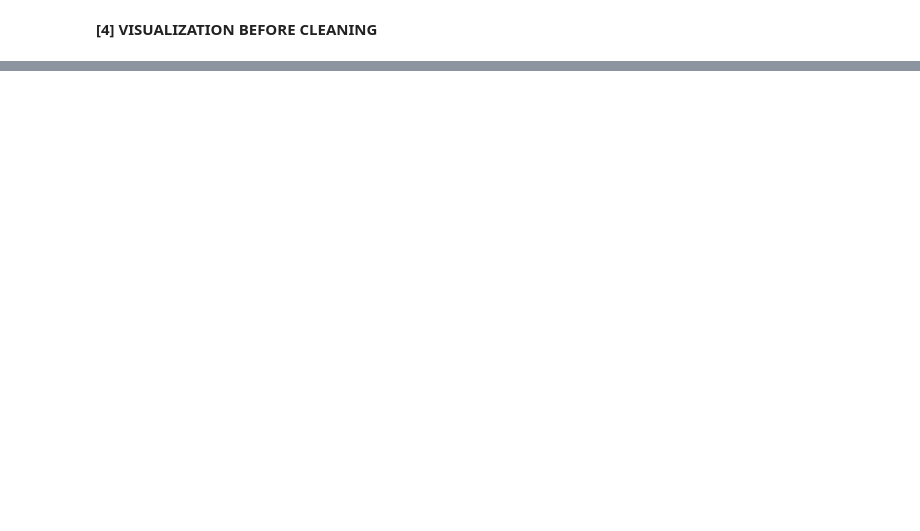
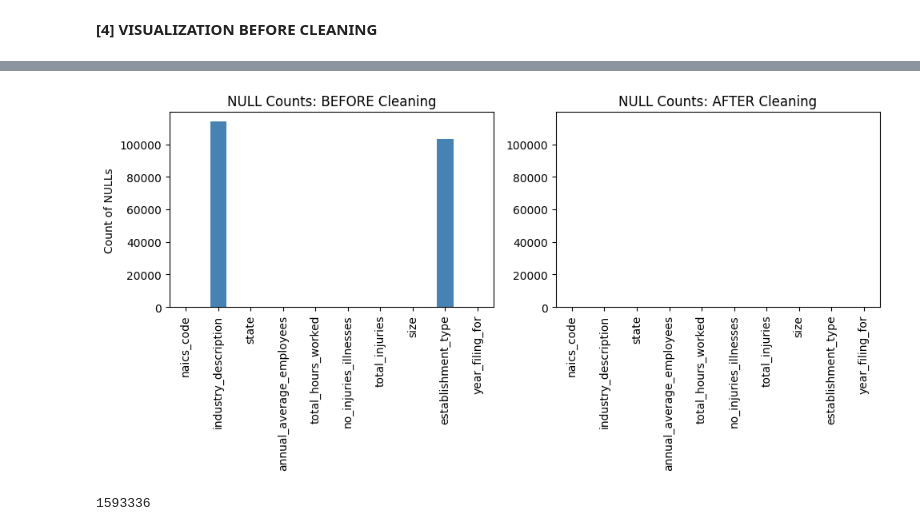
Before and after one commit to rhonaeloisa/risk.IT.all, a Jupyter notebook: risk.IT.all.ipynb, the cells around one changed output, grey strips where cells are left out. Cells and saved outputs as stored; diff of their text form; code cells hidden in the pictures; blank space fills up the shorter version.

```diff
--- a/risk.IT.all.ipynb
+++ b/risk.IT.all.ipynb
@@ -1152,0 +1718,16 @@ plt.show()
+# %%
+#df_cleanedNull_4
+#Clean establishment type null
+
+df_cleanedNull_4 = df_cleanedNull_3.fillna({
+    "establishment_type": -1
+})
+# %%
+#df_cleanedNull_final
+#Clean year filing for null
+
+mode_year = df_cleanedNull_4.groupBy("year_filing_for").count().orderBy("count", ascending=False).first()[0]
+
+df_cleanedNull_final = df_cleanedNull_4.fillna({
+    "year_filing_for": mode_year
+})
@@ -1152,0 +1745,32 @@ plt.show()
+# %%
+before = df_DDup.select([
+    sum(col(c).isNull().cast("int")).alias(c)
+    for c in df_DDup.columns
+]).toPandas().T
+
+after = df_cleanedNull_final.select([
+    sum(col(c).isNull().cast("int")).alias(c)
+    for c in df_cleanedNull_final.columns
+]).toPandas().T
+
+fig, axes = plt.subplots(1, 2, figsize=(10, 5))
+
+# Before Cleaning of Missing Values
+before.plot(kind="bar", ax=axes[0], color='steelblue', legend=False)
+axes[0].set_title("NULL Counts: BEFORE Cleaning")
+axes[0].set_ylabel("Count of NULLs")
+
+# After Cleaning of Missing Values
+after.plot(kind="bar", ax=axes[1], color='orange', legend=False)
+axes[1].set_title("NULL Counts: AFTER Cleaning")
+axes[1].set_ylim(axes[0].get_ylim())
+
+plt.tight_layout()
+plt.show()
+# %% [output]
+[figure, added]
+# %%
+total_rows = df_cleanedNull_final.count()
+print(total_rows)
+# %% [output]
+1593336
```
Also changed, not shown: parts of 106 cells of this notebook.
